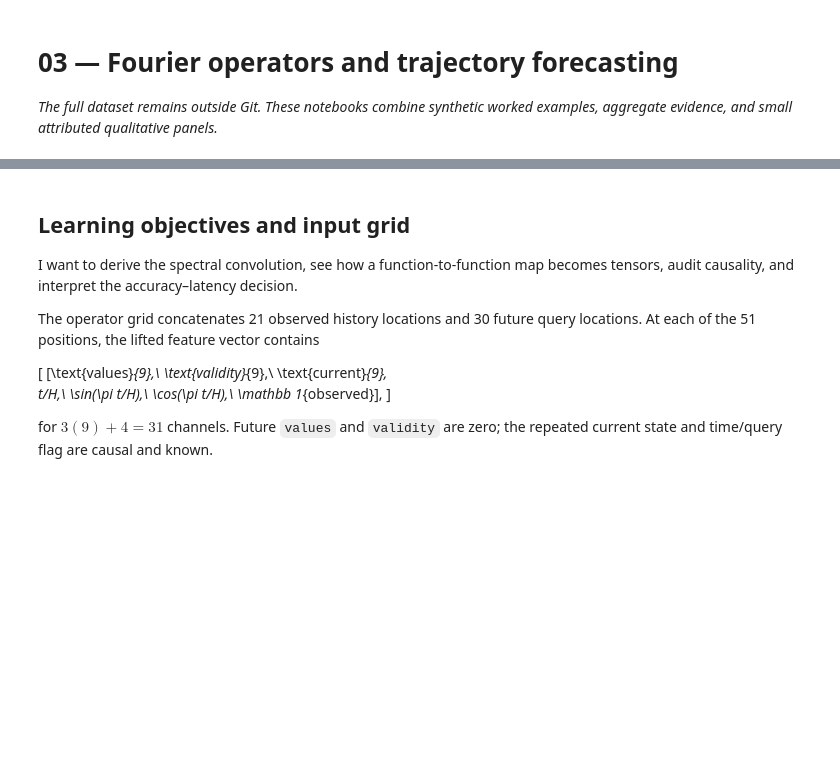
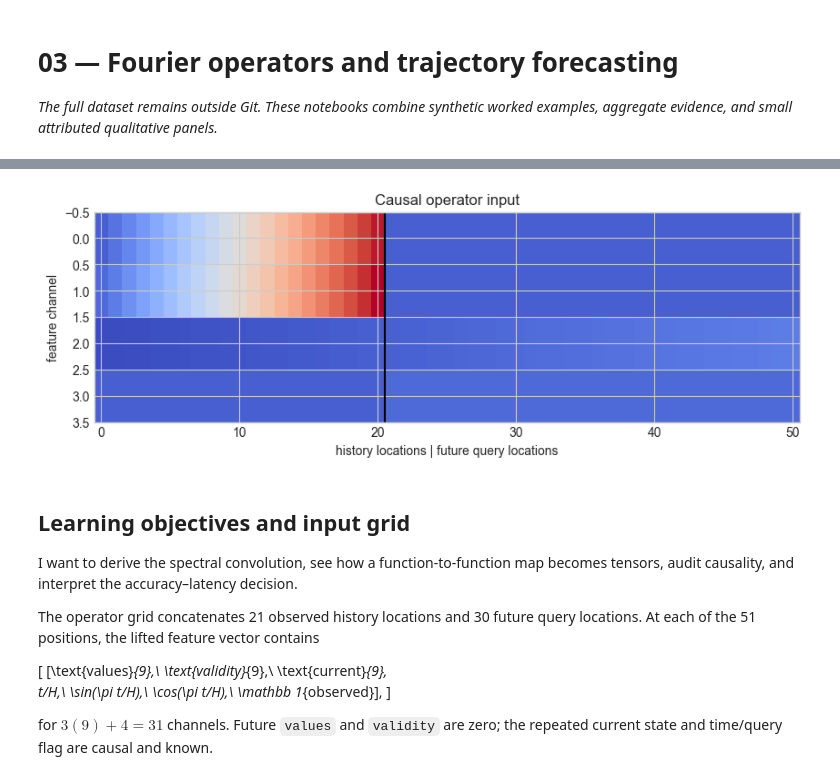
Before and after one commit to Nekros0day/zod-self-driving-lab, a Jupyter notebook: notebooks/03_fourier_operators.ipynb, the cells around one changed output, grey strips where cells are left out. Saved outputs shown, nothing was run; the diff lists cells and outputs as text; code cells hidden in the pictures; blank space fills up the shorter version.

```diff
--- a/notebooks/03_fourier_operators.ipynb
+++ b/notebooks/03_fourier_operators.ipynb
@@ -18,3 +76,17 @@ summary = json.loads((ROOT / "reports" / "benchmark_summary.json").read_text())
+# %%
+history=np.arange(21*2,dtype=float).reshape(21,2)
+future_target_a=np.zeros((30,2)); future_target_b=np.ones((30,2))*999
+def make_operator_input(observed):
+    values=np.vstack([observed,np.zeros((30,observed.shape[1]))])
+    query=np.r_[np.zeros(len(observed)),np.ones(30)][:,None]
+    time=np.linspace(-2,3,51)[:,None]
+    return np.c_[values,time,query]
+xa=make_operator_input(history); xb=make_operator_input(history)
+assert np.array_equal(xa,xb)
+fig,ax=plt.subplots(figsize=(10,3)); ax.imshow(xa.T,aspect='auto',cmap='coolwarm'); ax.axvline(20.5,color='black');
+ax.set(xlabel='history locations | future query locations',ylabel='feature channel',title='Causal operator input'); plt.show()
+# %% [output]
+[figure, added]
 # %% [markdown]
 ## Learning objectives and input grid
 
```
Also changed, not shown: parts of 5 cells of this notebook, 12 other files.
